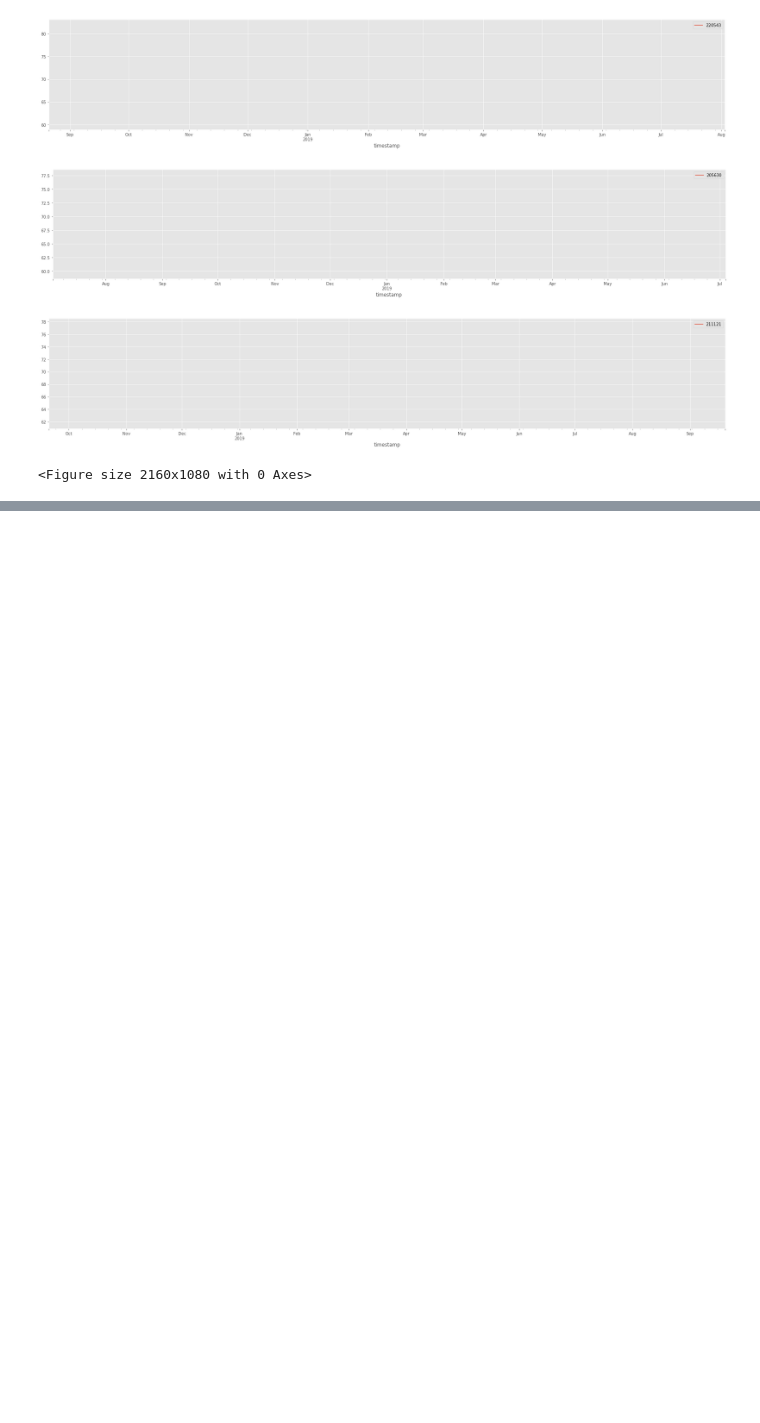
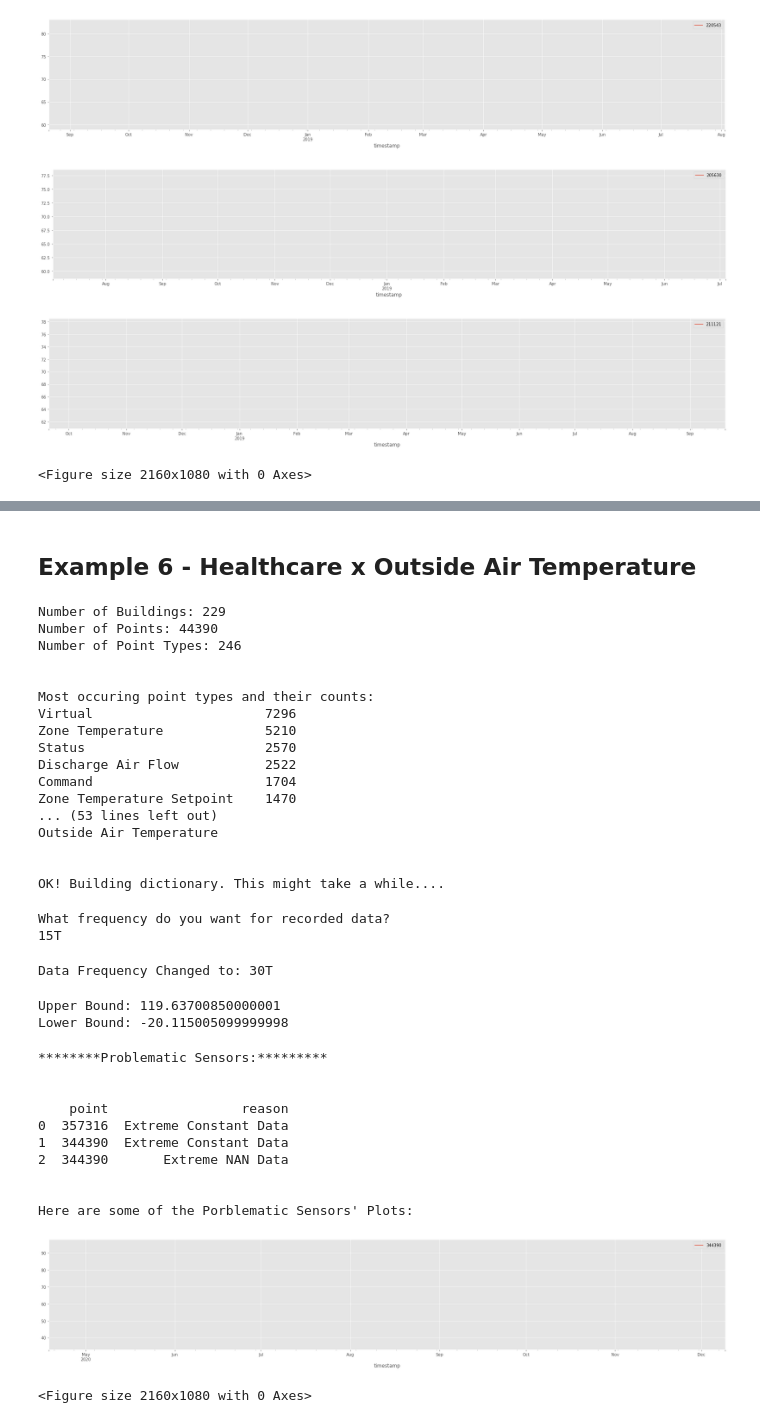
Before and after one commit to FRaymand/rtem-hackathon, a Jupyter notebook: fault_detection.ipynb, the cells around one changed output, grey strips where cells are left out. Cells and saved outputs as stored; diff of their text form; code cells hidden in the pictures; blank space fills up the shorter version.

```diff
--- a/fault_detection.ipynb
+++ b/fault_detection.ipynb
@@ -495,0 +640,49 @@ No Problematic Sensors!
+# %% [markdown]
+## Example 6 - Healthcare x Outside Air Temperature
+# %%
+bdgs_selected = info_desk(metadata)
+more_info(metadata , bdgs_selected)
+dict_data , propertytype = dict_builder(metadata , bdgs_selected)
+df , startendtimes = df_builder (metadata , dict_data, propertytype)
+df , filtered_list = nan_detector(df, startendtimes , max_nan = 0.9)
+df , constant_list = constant_detector (df , startendtimes ,max_constant = 0.9)
+df , negligible_list = negligible_detector (df , startendtimes , min_days = 10)
+df , outlier_list = outlier_detector(df , startendtimes , min_outlier = 0.5 , upr_parameter = 1.5 , lwr_parameter = 1.5)
+df.columns = df.columns.map(str)
+startendtimes.index = startendtimes.index.map(str)
+df_final = show_results(df , startendtimes, filtered_list , constant_list , negligible_list , outlier_list)
+# %% [output]
+Number of Buildings: 229
+Number of Points: 44390
+Number of Point Types: 246
+
+
+Most occuring point types and their counts:
+Virtual                      7296
+Zone Temperature             5210
+Status                       2570
+Discharge Air Flow           2522
+Command                      1704
+Zone Temperature Setpoint    1470
+... (53 lines left out)
+Outside Air Temperature
+
+
+OK! Building dictionary. This might take a while....
+What frequency do you want for recorded data?
+15T
+Data Frequency Changed to: 30T
+Upper Bound: 119.63700850000001
+Lower Bound: -20.115005099999998
+********Problematic Sensors:*********
+
+
+    point                 reason
+0  357316  Extreme Constant Data
+1  344390  Extreme Constant Data
+2  344390       Extreme NAN Data
+
+
+Here are some of the Porblematic Sensors' Plots:
+[figure, added]
+<Figure size 2160x1080 with 0 Axes>
```
Also changed, not shown: parts of 23 cells of this notebook.
